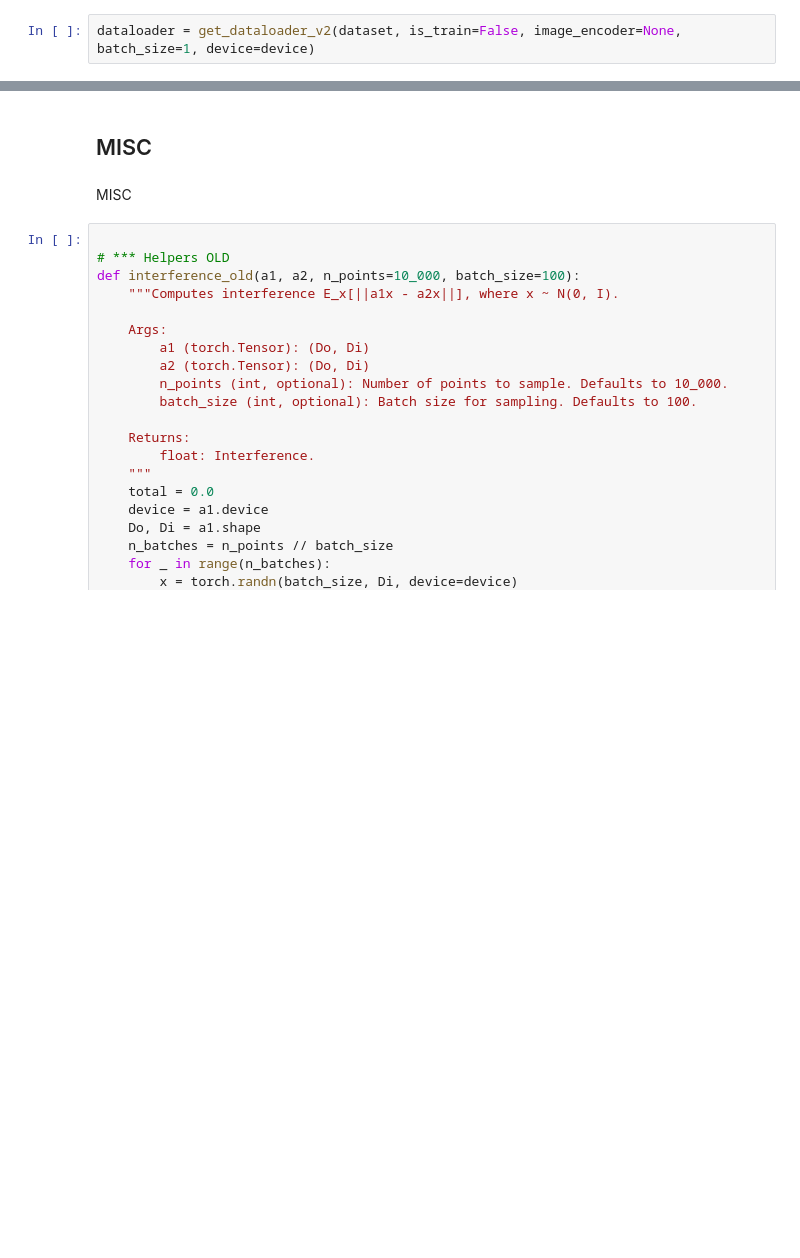
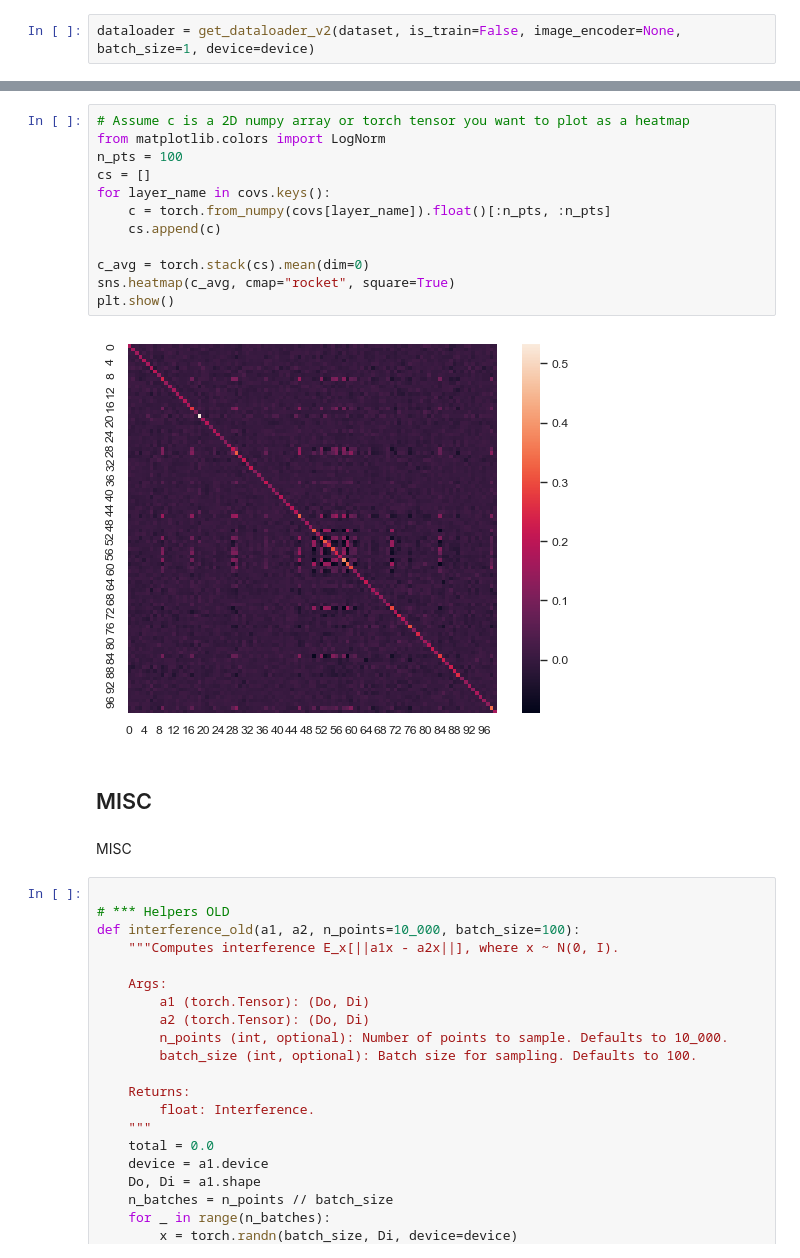
Before and after one commit to AntoAndGar/task_singular_vectors, a Jupyter notebook: anaylsis.ipynb, the cells around one changed output, grey strips where cells are left out. Saved outputs shown, nothing was run; the diff lists cells and outputs as text; blank space fills up the shorter version.

```diff
--- a/anaylsis.ipynb
+++ b/anaylsis.ipynb
@@ -845,3 +1430,17 @@ for _ in range(100):
+# %%
+# Assume c is a 2D numpy array or torch tensor you want to plot as a heatmap
+from matplotlib.colors import LogNorm
+n_pts = 100
+cs = []
+for layer_name in covs.keys():
+    c = torch.from_numpy(covs[layer_name]).float()[:n_pts, :n_pts]
+    cs.append(c)
+
+c_avg = torch.stack(cs).mean(dim=0)
+sns.heatmap(c_avg, cmap="rocket", square=True)
+plt.show()
+# %% [output]
+[figure, added]
 # %% [markdown]
 ## MISC
 # %% [markdown]
```
Also changed, not shown: parts of 33 cells of this notebook, 13 other files.
